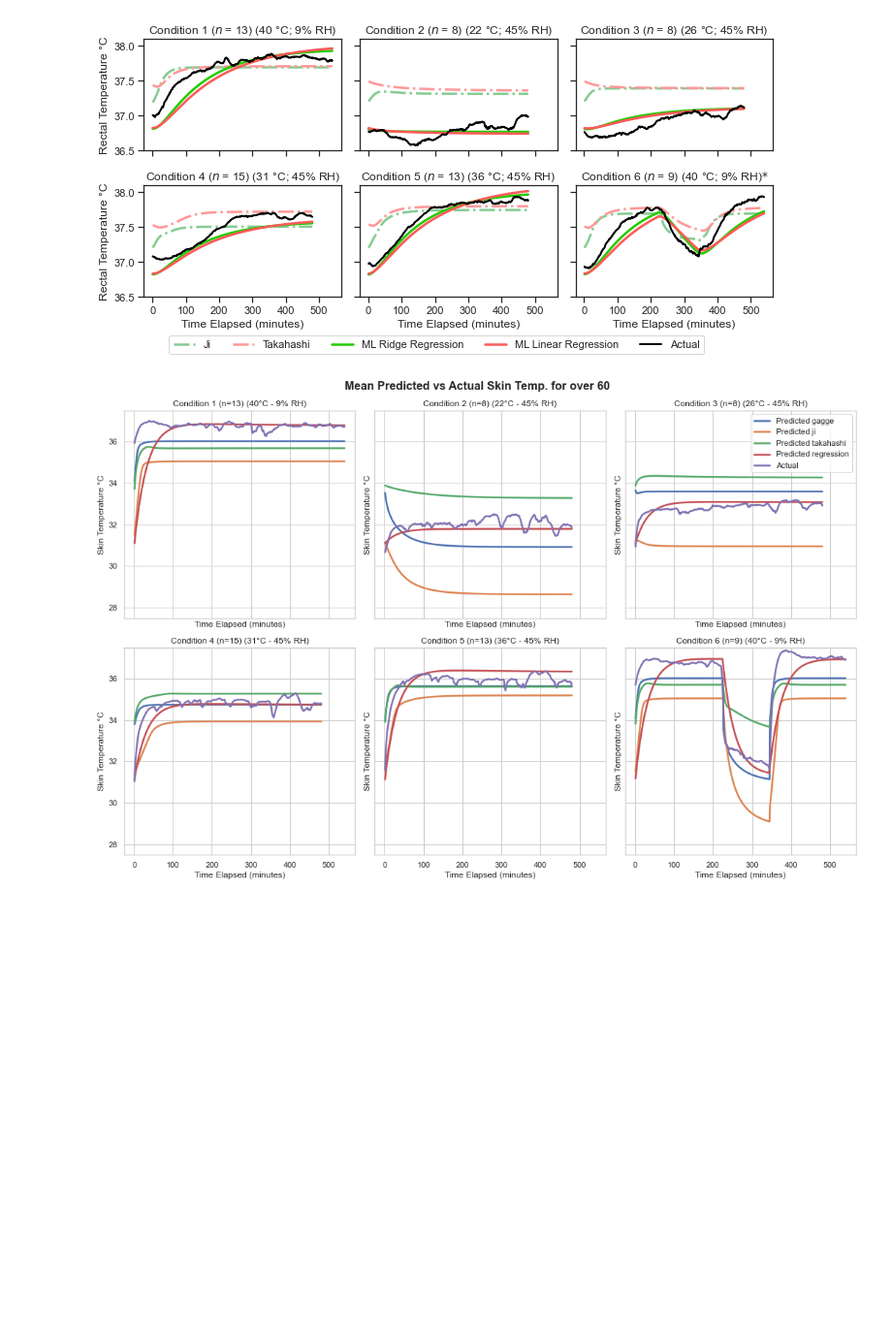
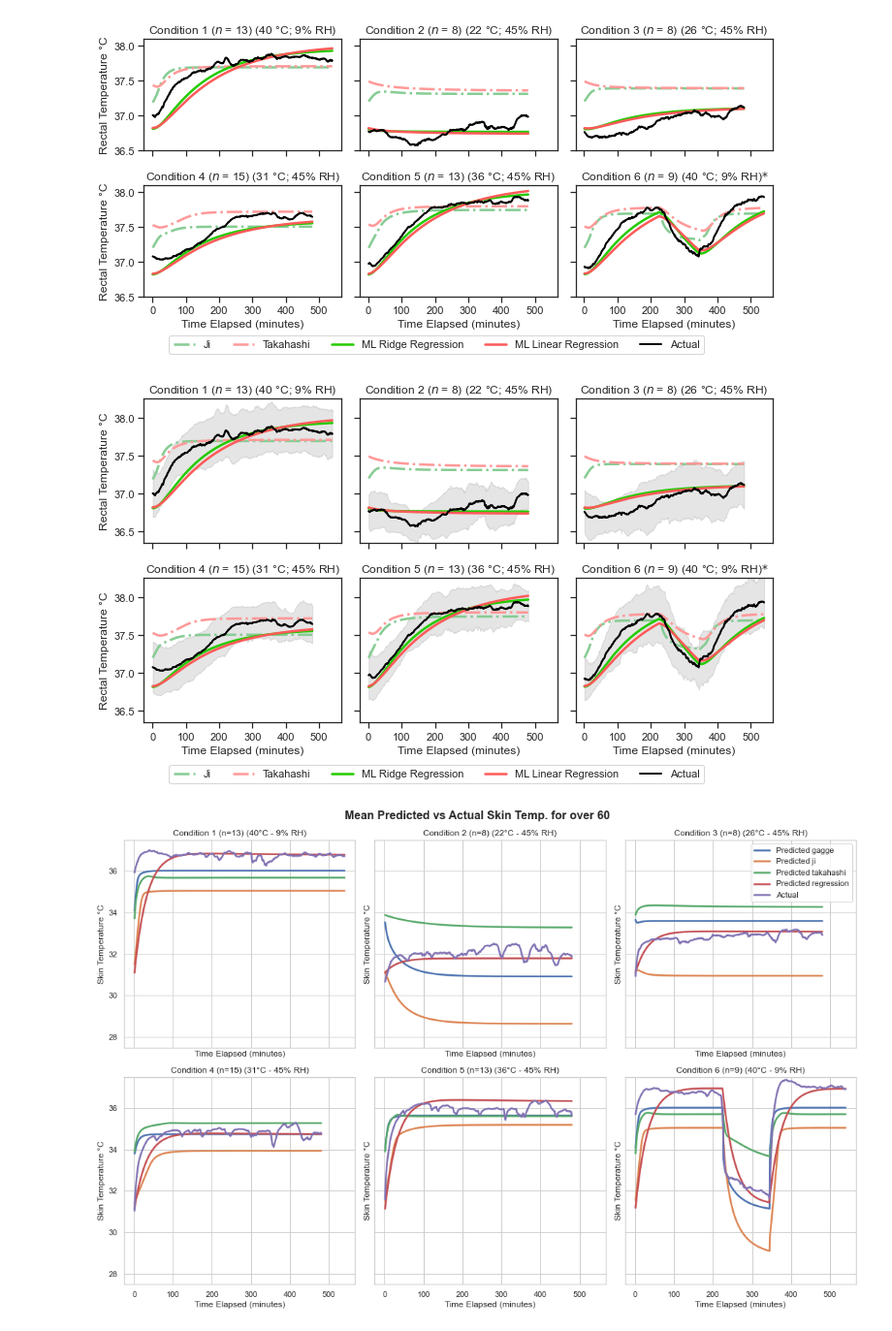
Before and after one commit to climate-ethos/core-temperature-modelling, a Jupyter notebook: results-analysis.ipynb, the cells around one changed output. Shown at 97% size. Cells and saved outputs as stored; diff of their text form; code cells hidden in the pictures; blank space fills up the shorter version.

Commit message:
Add SD to temp graph and update results

```diff
--- a/results-analysis.ipynb
+++ b/results-analysis.ipynb
@@ -19,13 +19,13 @@ models = [
     'ml_neural_network',
     'ml_decision_tree',
     'ml_lasso_regression',
-    'ml_random_forest',
     'ml_bagging_regression',
+    # 'ml_random_forest',
     # Sequential ML models
     'ml_rnn',
     'ml_lstm',
 	'ml_gru',
-	# 'ml_tcn',
+	'ml_tcn',
 	'ml_seq2seq'
 ]
 
@@ -407,6 +407,89 @@ plt.savefig("figures/rectal_line_chart.pdf", format='pdf', dpi=300)
 plt.show()
 # %% [output]
 [figure]
+# %%
+import seaborn as sns
+import matplotlib.pyplot as plt
+import numpy as np
+
+models = [
+    # Biophysical models
+    'ji', 'takahashi',
+    # ML models
+    'ml_ridge_regression', 'ml_linear_regression',
+]
+
+sns.set(style="ticks")
+sns.set_palette(sns.color_palette(['#87CC94', '#FF9999', '#25CB00', '#FF5A5A']))
+
+rows, cols = 2, 3
+fig, axs = plt.subplots(rows, cols, figsize=(10, 6), sharex=True, sharey=True)
+axs = axs.flatten()
+
+handles = []
+labels = ["Ji", "Takahashi", "ML Ridge Regression", "ML Linear Regression", "Actual"]
+
+for idx, sample in enumerate(samples):
+    study = sample.study.iloc[0]
+    condition = sample.condition.iloc[0]
+
+    sample = sample[sample.age >= 60]
+    sample_grouped = sample.groupby('time').mean()
+    sample_grouped_std = sample.groupby('time').agg({'tre_int': ['mean', 'std']})
+
+    # Plotting the predicted data
+    for model in models:
+        model_column = 'tre_predicted_{}'.format(model)
+        if model_column in sample_grouped.columns:
+            if 'ml_' in model:
+                line, = axs[idx].plot(sample_grouped.index, sample_grouped[model_column], linewidth=2.5, linestyle="-")
+            else:
+                line, = axs[idx].plot(sample_grouped.index, sample_grouped[model_column], linewidth=2.5, linestyle="-.")
+
+            # Append the line handle and label to the lists
+            if idx == 0:
+                handles.append(line)
+        else:
+            print(f"Column {model_column} not found in {study} {condition} dataframe.")
+
+    # Plotting the actual data
+    line, = axs[idx].plot(sample_grouped.index, sample_grouped.tre_int, linewidth=2, color="black")
+    if idx == 0:
+        handles.append(line)
+    # Plot standard deviation as shaded area
+    axs[idx].fill_between(sample_grouped.index,
+                          sample_grouped_std['tre_int']['mean'] - sample_grouped_std['tre_int']['std'],
+                          sample_grouped_std['tre_int']['mean'] + sample_grouped_std['tre_int']['std'],
+                          color='gray', alpha=0.2)
+
+    axs[idx].set_title('Condition {} ($n$ = {}) ({} °C; {}% RH)'.format(
+        idx+1, len(sample.id_all.unique()), sample.ta_set.iloc[0], sample.rh_set.iloc[0]
+    ))
+    if idx == 5:
+        axs[idx].set_title('Condition {} ($n$ = {}) ({} °C; {}% RH)$*$'.format(
+            idx+1, len(sample.id_all.unique()), sample.ta_set.iloc[0], sample.rh_set.iloc[0]
+        ))
+    axs[idx].set_ylim(36.35, 38.25)
+
+    if idx % cols != 0:
+        axs[idx].set_ylabel("")
+    else:
+        axs[idx].set_ylabel("Rectal Temperature °C")
+
+    if idx < (rows - 1) * cols:
+        axs[idx].set_xlabel("")
+    else:
+        axs[idx].set_xlabel("Time Elapsed (minutes)")
+
+for idx_unused in range(len(samples), rows*cols):
+    fig.delaxes(axs[idx_unused])
+
+fig.legend(handles, labels, loc='lower center', bbox_to_anchor=(0.5, 0), ncol=5)
+plt.tight_layout(rect=[0, 0.05, 1, 1])
+plt.savefig("figures/rectal_line_chart.pdf", format='pdf', dpi=300)
+plt.show()
+# %% [output]
+[figure, added]
 # %%
 import matplotlib.pyplot as plt
 import numpy as np
```
Also changed, not shown: parts of 1 cell of this notebook.
